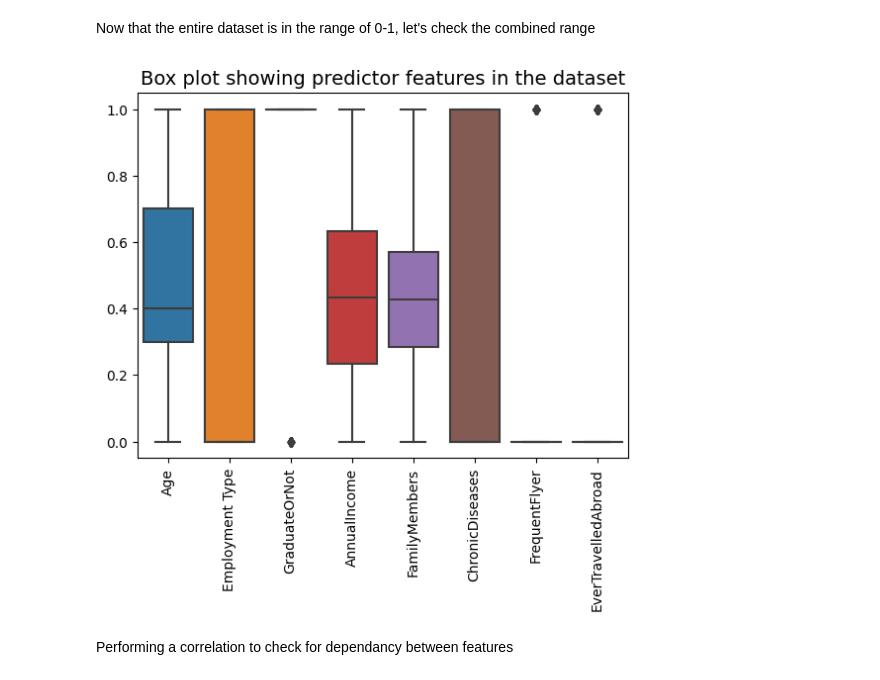
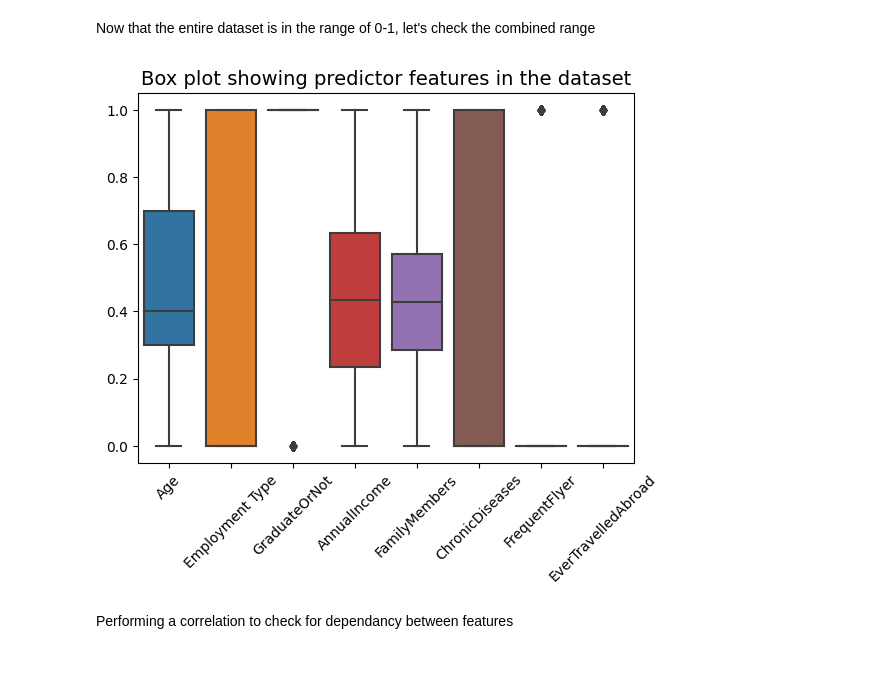
Before and after one commit to JanKosgei/Travel-Insurance-Prediction, a Jupyter notebook: Travel Insurance Prediction.ipynb, the cells around one changed output. Drawn from its saved outputs; the diff is of its cells as text; code cells hidden in the pictures.

```diff
--- a/Travel Insurance Prediction.ipynb
+++ b/Travel Insurance Prediction.ipynb
@@ -338,11 +324,11 @@ x
 Now that the entire dataset is in the range of 0-1, let's check the combined range
 # %%
 sns.boxplot(x)
-plt.xticks(rotation = 90)
+plt.xticks(rotation = 45)
 plt.title("Box plot showing predictor features in the dataset", size=14)
 plt.show()
 # %% [output]
-[figure, old version]
+[figure, new version]
 # %% [markdown]
 Performing a correlation to check for dependancy between features
 # %%
```
Also changed, not shown: parts of 11 cells of this notebook.
